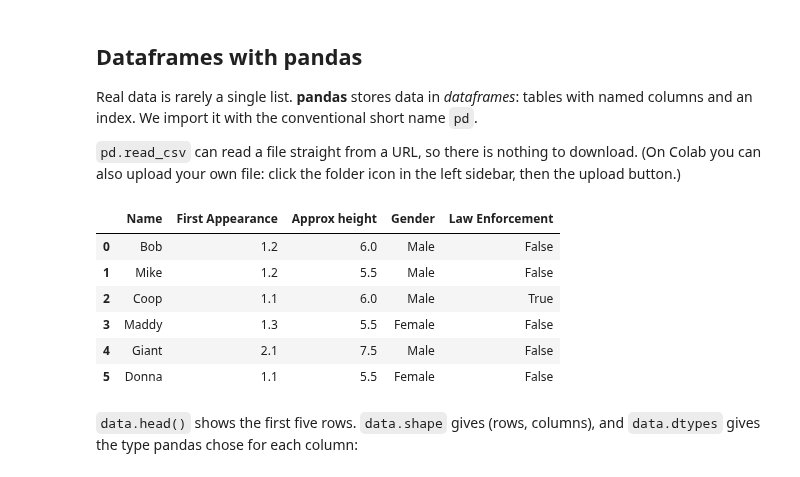
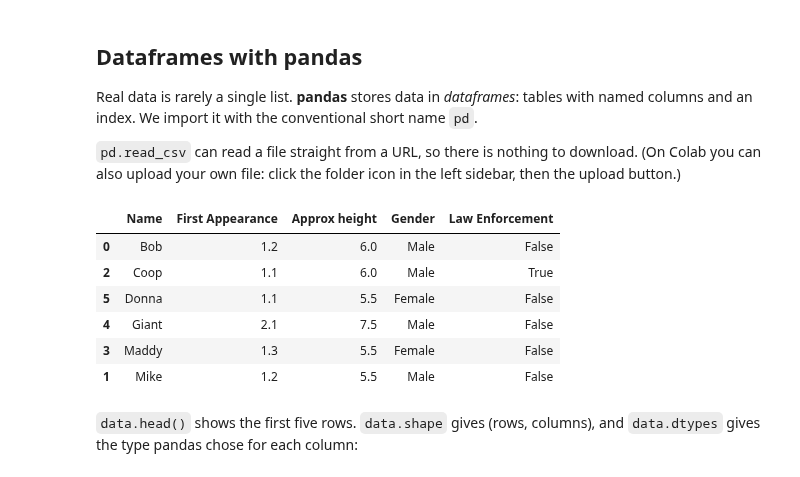
Before and after one commit to aydaugurel-web/QM2, a Jupyter notebook: notebooks/W01. Python Recap.ipynb, the cells around one changed output. Cells and saved outputs as stored; diff of their text form; code cells hidden in the pictures.

```diff
--- a/notebooks/W01. Python Recap.ipynb
+++ b/notebooks/W01. Python Recap.ipynb
@@ -168,17 +169,17 @@ Real data is rarely a single list. **pandas** stores data in *dataframes*: table
 # %%
 import pandas as pd
 import matplotlib.pyplot as plt
 
 data = pd.read_csv("https://s3.eu-west-2.amazonaws.com/qm2/wk1/data.csv")
-data
+data.sort_values(by='Name')
 # %% [output]
 |  | Name | First Appearance | Approx height | Gender | Law Enforcement |
 | 0 | Bob | 1.2 | 6.0 | Male | False |
+| 2 | Coop | 1.1 | 6.0 | Male | True |
+| 5 | Donna | 1.1 | 5.5 | Female | False |
+| 4 | Giant | 2.1 | 7.5 | Male | False |
+| 3 | Maddy | 1.3 | 5.5 | Female | False |
 | 1 | Mike | 1.2 | 5.5 | Male | False |
-| 2 | Coop | 1.1 | 6.0 | Male | True |
-| 3 | Maddy | 1.3 | 5.5 | Female | False |
-| 4 | Giant | 2.1 | 7.5 | Male | False |
-| 5 | Donna | 1.1 | 5.5 | Female | False |
 # %% [markdown]
 `data.head()` shows the first five rows. `data.shape` gives (rows, columns), and `data.dtypes` gives the type pandas chose for each column:
 # %%
```
Also changed, not shown: parts of 1 cell of this notebook.
